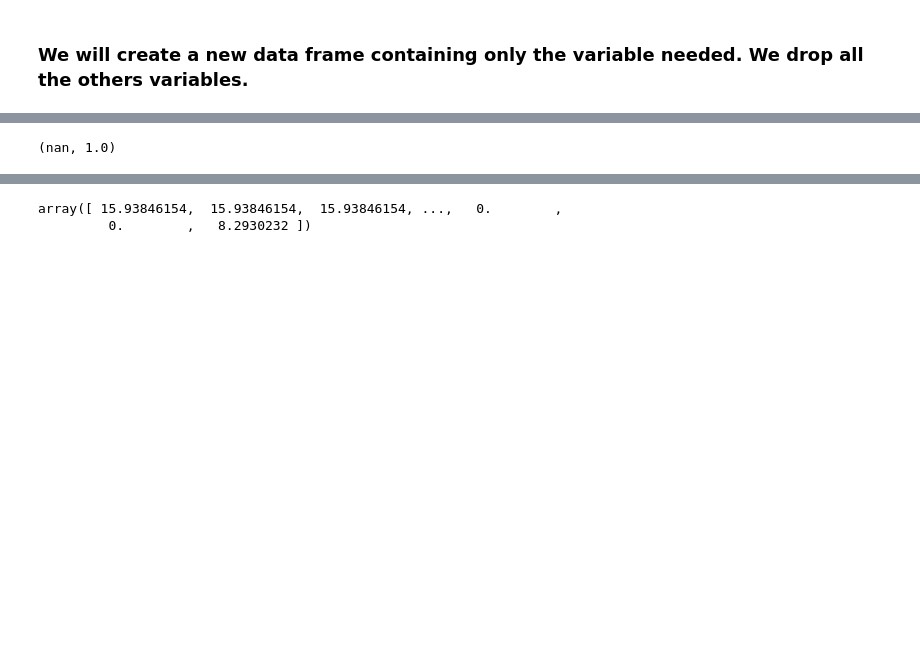
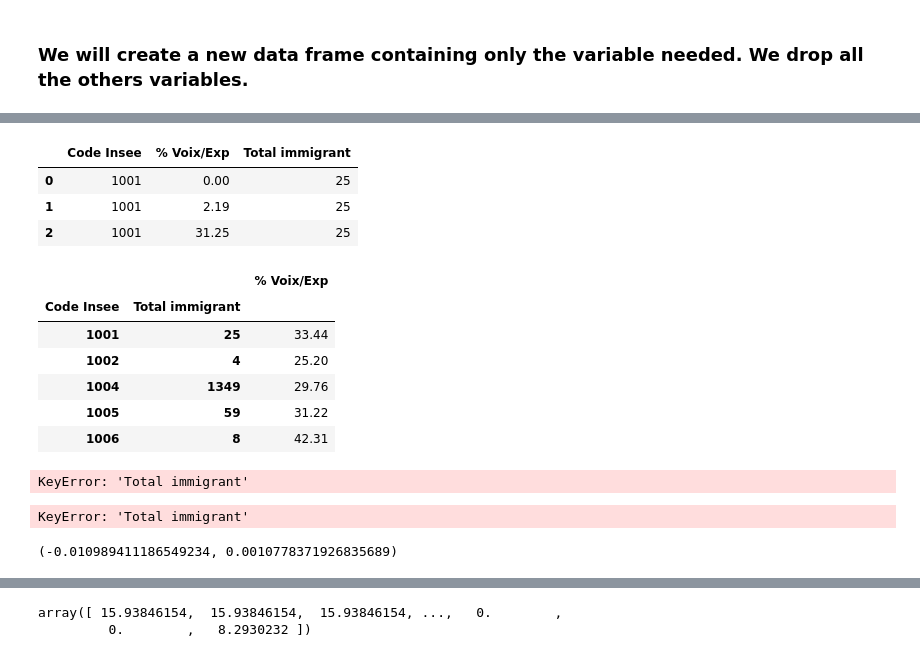
Before and after one commit to du-phan/Electoral-Analysis, a Jupyter notebook: data_analysis.ipynb, the cells around one changed output, grey strips where cells are left out. Drawn from its saved outputs; the diff is of its cells as text; code cells hidden in the pictures; blank space fills up the shorter version.

```diff
--- a/data_analysis.ipynb
+++ b/data_analysis.ipynb
@@ -70,0 +107,32 @@ data2.head()
+# %%
+voix_immigrant = data2[['Code Insee','% Voix/Exp','Total immigrant']]
+# %%
+voix_immigrant = voix_immigrant.dropna()
+voix_immigrant.head(3)
+# %% [output]
+|  | Code Insee | % Voix/Exp | Total immigrant |
+| 0 | 1001 | 0.00 | 25 |
+| 1 | 1001 | 2.19 | 25 |
+| 2 | 1001 | 31.25 | 25 |
+# %%
+voix_immigrant = voix_immigrant.groupby(['Code Insee', 'Total immigrant'])
+# %%
+voix_immigrant = voix_immigrant.aggregate(np.sum)
+# %%
+voix_immigrant.head()
+# %% [output]
+|  |  | % Voix/Exp |
+| Code Insee | Total immigrant |  |
+| 1001 | 25 | 33.44 |
+| 1002 | 4 | 25.20 |
+| 1004 | 1349 | 29.76 |
+| 1005 | 59 | 31.22 |
+| 1006 | 8 | 42.31 |
+# %%
+i = voix_immigrant['Total immigrant'].tolist()
+# %% [output]
+KeyError: 'Total immigrant'
+# %%
+v = voix_immigrant['% Voix/Exp'].tolist()
+# %% [output]
+KeyError: 'Total immigrant'
@@ -71,7 +142,7 @@ data2.head()
 # %%
-pearsonr(data2['% Voix/Exp'], data2['C12_POP15P_CS1'])
+pearsonr(voix_immigrant['% Voix/Exp'], voix_immigrant['Total immigrant'])
 # %% [output]
-(nan, 1.0)
+(-0.010989411186549234, 0.0010778371926835689)
 # %%
 data3 = data2.iloc[:5]
 data3
```
Also changed, not shown: parts of 17 cells of this notebook.
